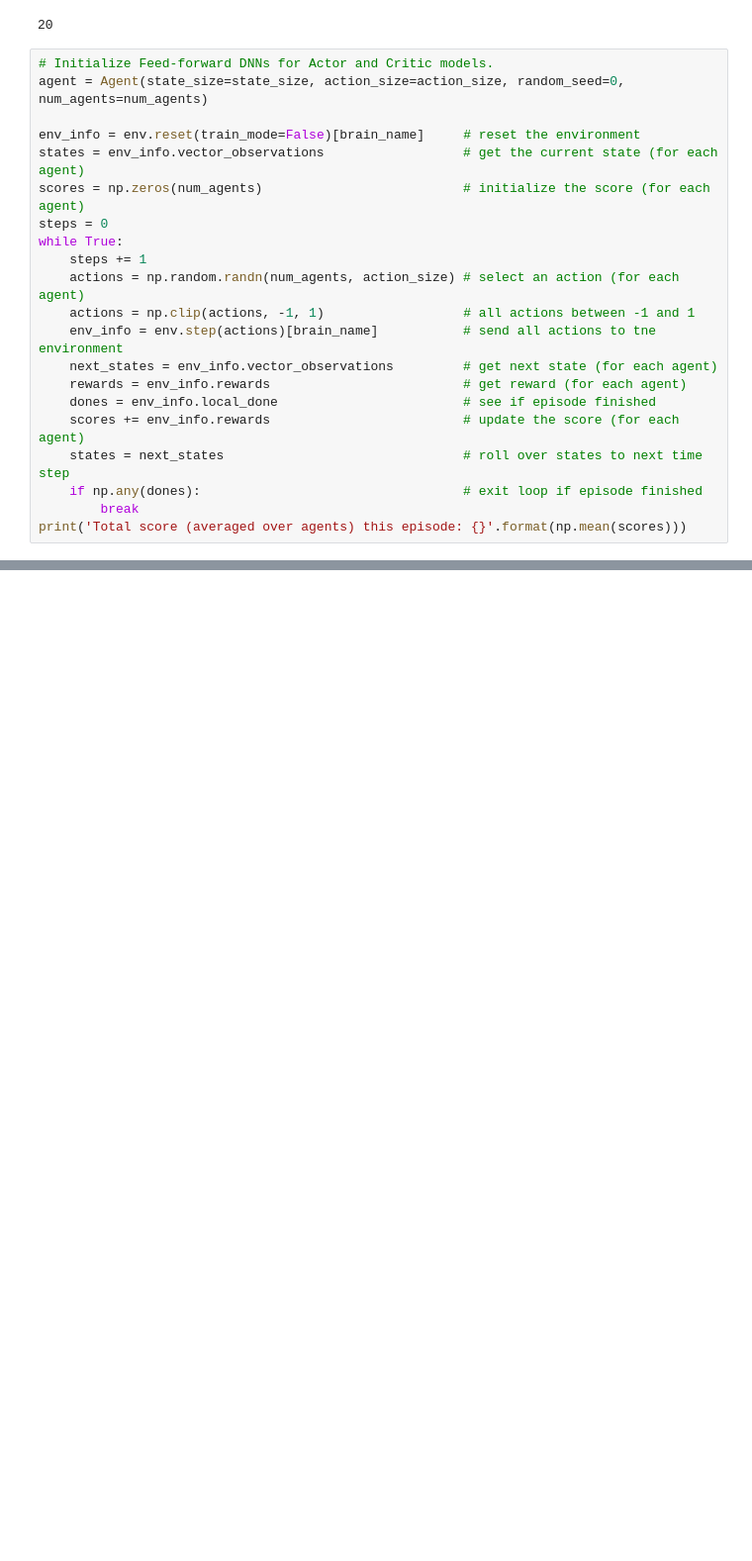
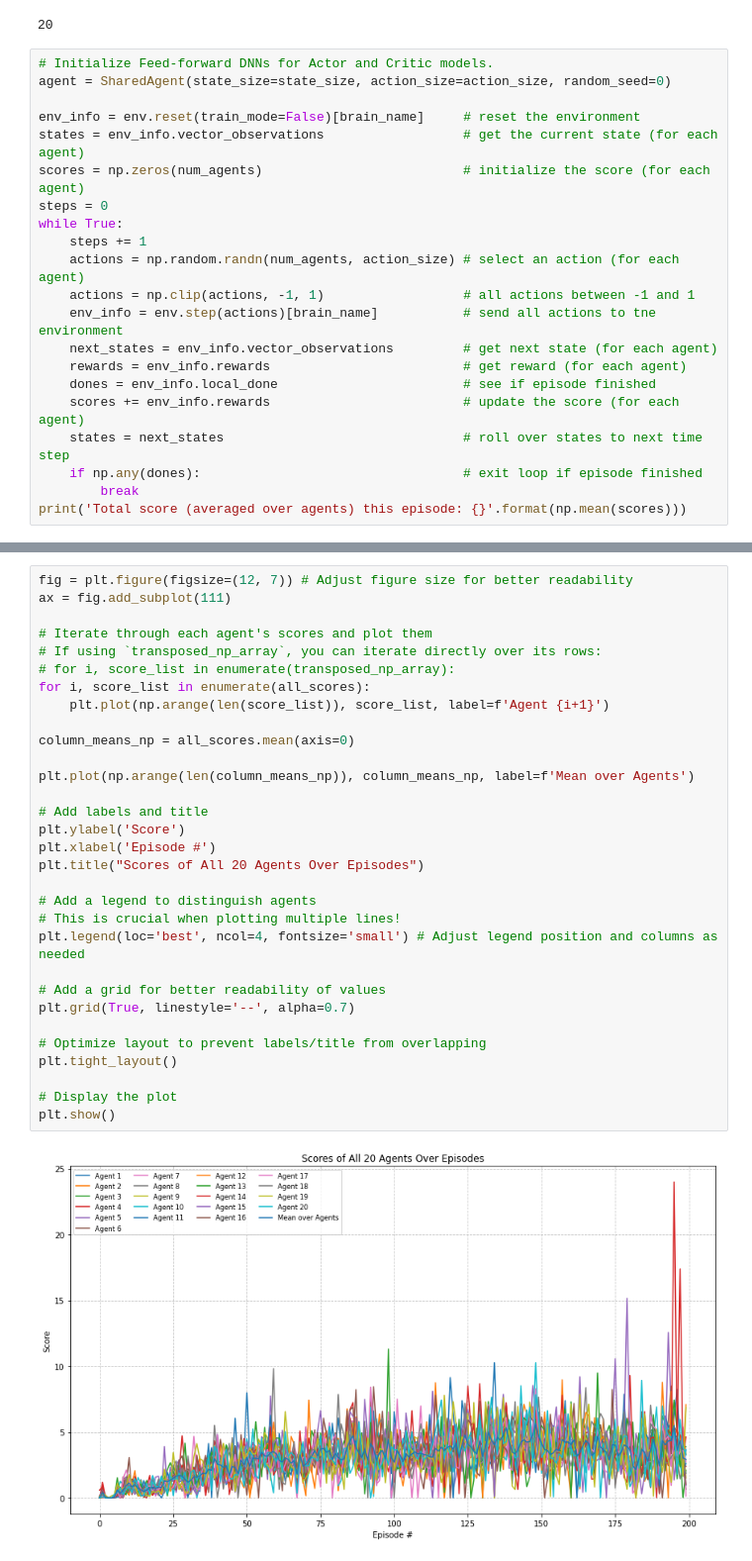
Before and after one commit to Iten-No-404/Reacher-Continuous-Control, a Jupyter notebook: DRL_Multi.ipynb, the cells around one changed output, grey strips where cells are left out. Shown at 99% size. Cells and saved outputs as stored; diff of their text form; blank space fills up the shorter version.

Commit message:
🚲 Multiple Training Attempts

```diff
--- a/DRL_Multi.ipynb
+++ b/DRL_Multi.ipynb
@@ -73,7 +77,7 @@ len(env_info.rewards)
 20
 # %%
 # Initialize Feed-forward DNNs for Actor and Critic models.
-agent = Agent(state_size=state_size, action_size=action_size, random_seed=0, num_agents=num_agents)
+agent = SharedAgent(state_size=state_size, action_size=action_size, random_seed=0)
 
 env_info = env.reset(train_mode=False)[brain_name]     # reset the environment
 states = env_info.vector_observations                  # get the current state (for each agent)
@@ -258,0 +302,33 @@ ValueError: operands could not be broadcast together with shapes (20,4) (20,)
+# %%
+fig = plt.figure(figsize=(12, 7)) # Adjust figure size for better readability
+ax = fig.add_subplot(111)
+
+# Iterate through each agent's scores and plot them
+# If using `transposed_np_array`, you can iterate directly over its rows:
+# for i, score_list in enumerate(transposed_np_array):
+for i, score_list in enumerate(all_scores):
+    plt.plot(np.arange(len(score_list)), score_list, label=f'Agent {i+1}')
+
+column_means_np = all_scores.mean(axis=0)
+
+plt.plot(np.arange(len(column_means_np)), column_means_np, label=f'Mean over Agents')
+
+# Add labels and title
+plt.ylabel('Score')
+plt.xlabel('Episode #')
+plt.title("Scores of All 20 Agents Over Episodes")
+
+# Add a legend to distinguish agents
+# This is crucial when plotting multiple lines!
+plt.legend(loc='best', ncol=4, fontsize='small') # Adjust legend position and columns as needed
+
+# Add a grid for better readability of values
+plt.grid(True, linestyle='--', alpha=0.7)
+
+# Optimize layout to prevent labels/title from overlapping
+plt.tight_layout()
+
+# Display the plot
+plt.show()
+# %% [output]
+[figure, added]
```
Also changed, not shown: parts of 10 cells of this notebook, 30 other files.
